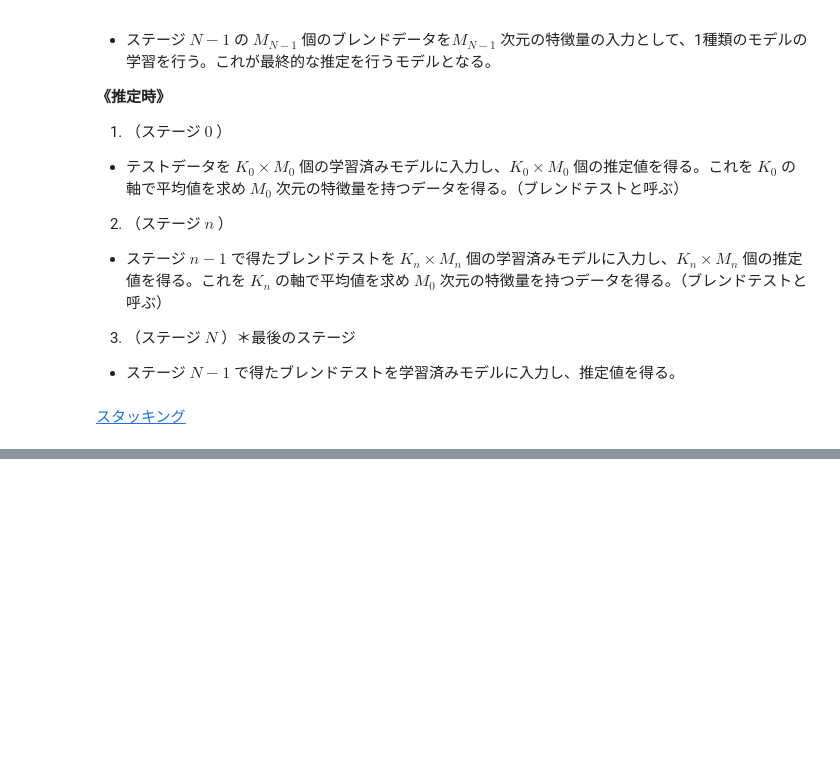
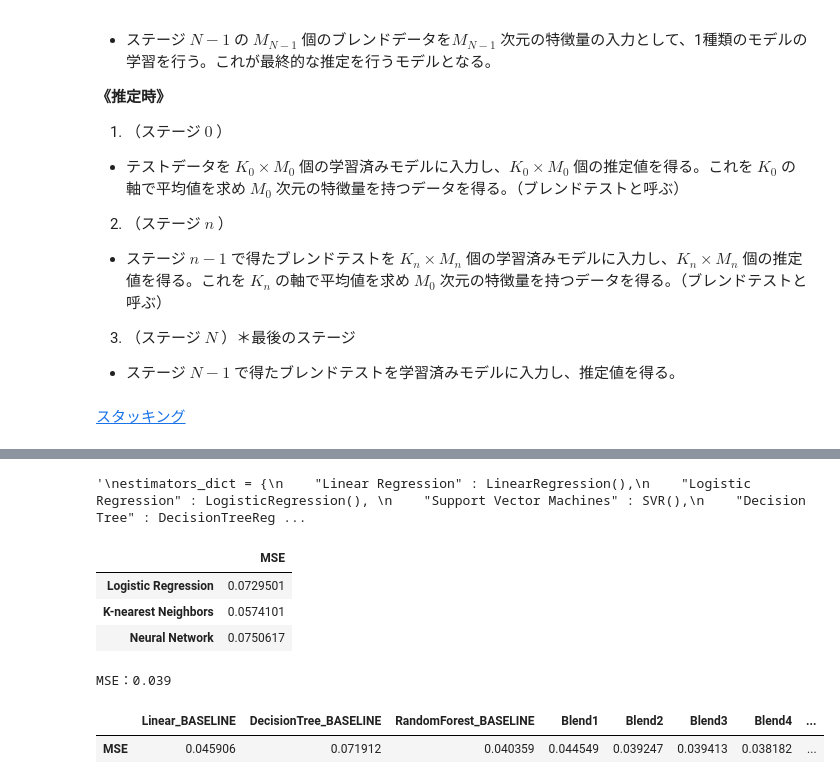
Before and after one commit to kamikami1107/diveintocode-ml, a Jupyter notebook: Sprint8-ensemble.ipynb, the cells around one changed output, grey strips where cells are left out. Drawn from its saved outputs; the diff is of its cells as text; code cells hidden in the pictures; blank space fills up the shorter version.

```diff
--- a/Sprint8-ensemble.ipynb
+++ b/Sprint8-ensemble.ipynb
@@ -631,0 +614,58 @@ for train_index, valid_index, in kf.splits(X_train_log):
+# %%
+# 全モデルの精度を算出
+'''
+estimators_dict = {
+    "Linear Regression" : LinearRegression(),
+    "Logistic Regression" : LogisticRegression(),
+    "Support Vector Machines" : SVR(),
+    "Decision Tree" : DecisionTreeRegressor(),
+    "Random Forest" : RandomForestRegressor(),
+    "K-nearest Neighbors" : KNeighborsRegressor(),
+    "Ridge" : Ridge(),
+    "Lasso" : Lasso(),
+    "XGBoost" : XGBRegressor(),
+    "Neural Network" : MLPRegressor()
+}
+
+df_all = pd.DataFrame(columns=["MSE"])
+
+for key, value in estimators_dict.items():
+    value.fit(X_train_log, y_train_log)
+    y_pred = value.predict(X_val_log)
+    df_all.loc[key] = [mean_squared_error(y_val_log, y_pred)]
+
+df_all
+'''
+# %% [output]
+'\nestimators_dict = {\n    "Linear Regression" : LinearRegression(),\n    "Logistic Regression" : LogisticRegression(), \n    "Support Vector Machines" : SVR(),\n    "Decision Tree" : DecisionTreeReg ...
+# %%
+# 単一モデルの精度を算出
+LinearRegression = LinearRegression()
+LogisticRegression = LogisticRegression()
+SupportVectorMachines = SVR()
+RandomForest = RandomForestRegressor()
+Ridge = Ridge()
+Lasso = Lasso()
+XGBoost = XGBRegressor()
+NeuralNetwork = MLPRegressor()
+DecisionTree = DecisionTreeRegressor()
+KnearestNeighbors = KNeighborsRegressor()
+LGBM = lgb.LGBMRegressor()
+
+models = [DecisionTree, KnearestNeighbors, NeuralNetwork]
+labels = ["Logistic Regression", "K-nearest Neighbors", "Neural Network"]
+
+df_sta = pd.DataFrame(index=[labels], columns=['MSE'])
+
+for label, model in zip(labels, models):
+    model.fit(X_train_log, y_train_log)
+    y_pred = model.predict(X_val_log)
+    mean = mean_squared_error(y_val_log, y_pred)
+    df_sta.loc[label] = [mean_squared_error(y_val_log, y_pred)]
+
+df_sta
+# %% [output]
+|  | MSE |
+| Logistic Regression | 0.0729501 |
+| K-nearest Neighbors | 0.0574101 |
+| Neural Network | 0.0750617 |
@@ -631,0 +705,21 @@ for train_index, valid_index, in kf.splits(X_train_log):
+# %%
+# スタッキングモデルの精度を算出
+ssta = ScratchStacking(estimators=(XGBoost, LGBM, NeuralNetwork),
+                       final_estimator=NeuralNetwork)
+
+ssta.fit(X_train_log, y_train_log)
+y_pred_ssta = ssta.predict(X_val_log)
+
+mean_ssta = mean_squared_error(y_val_log, y_pred_ssta)
+print("MSE：{:.3f}".format(mean_ssta))
+# %% [output]
+MSE：0.039
+# %%
+# MSEを表にまとめる
+df_mse = df_mse.assign(
+    Stacking1=[mean_squared_error(y_val_log, y_pred_ssta)])
+
+df_mse
+# %% [output]
+|  | Linear_BASELINE | DecisionTree_BASELINE | RandomForest_BASELINE | Blend1 | Blend2 | Blend3 | Blend4 | ... |
+| MSE | 0.045906 | 0.071912 | 0.040359 | 0.044549 | 0.039247 | 0.039413 | 0.038182 | ... |
```
Also changed, not shown: parts of 22 cells of this notebook.
